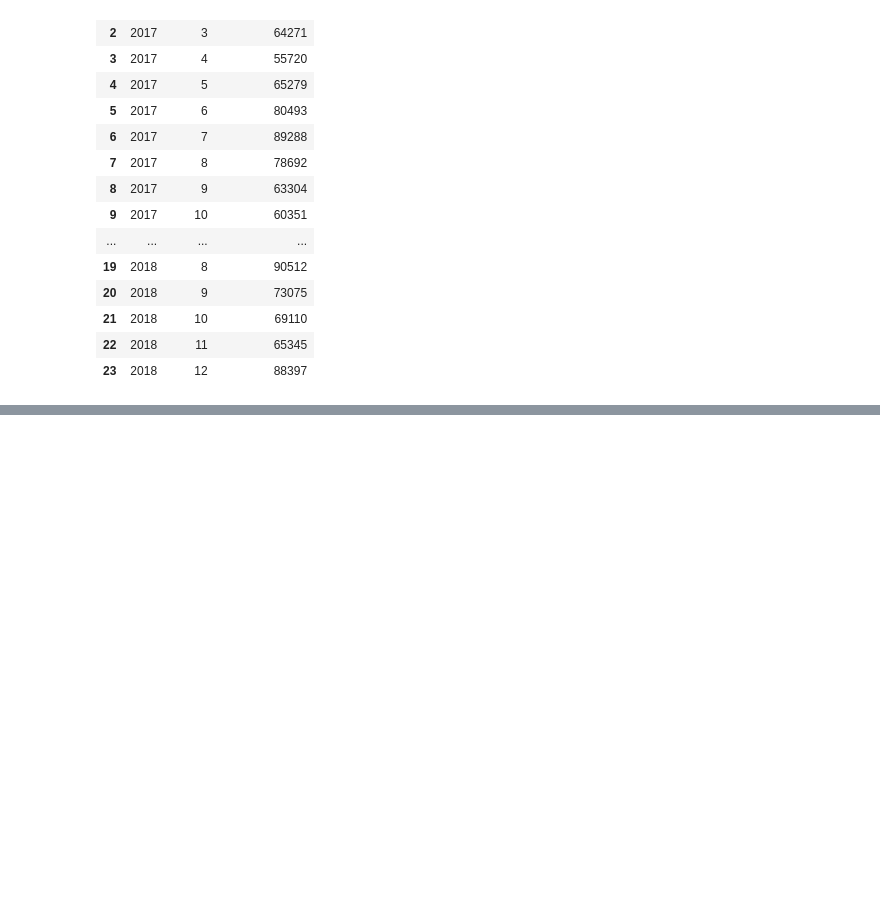
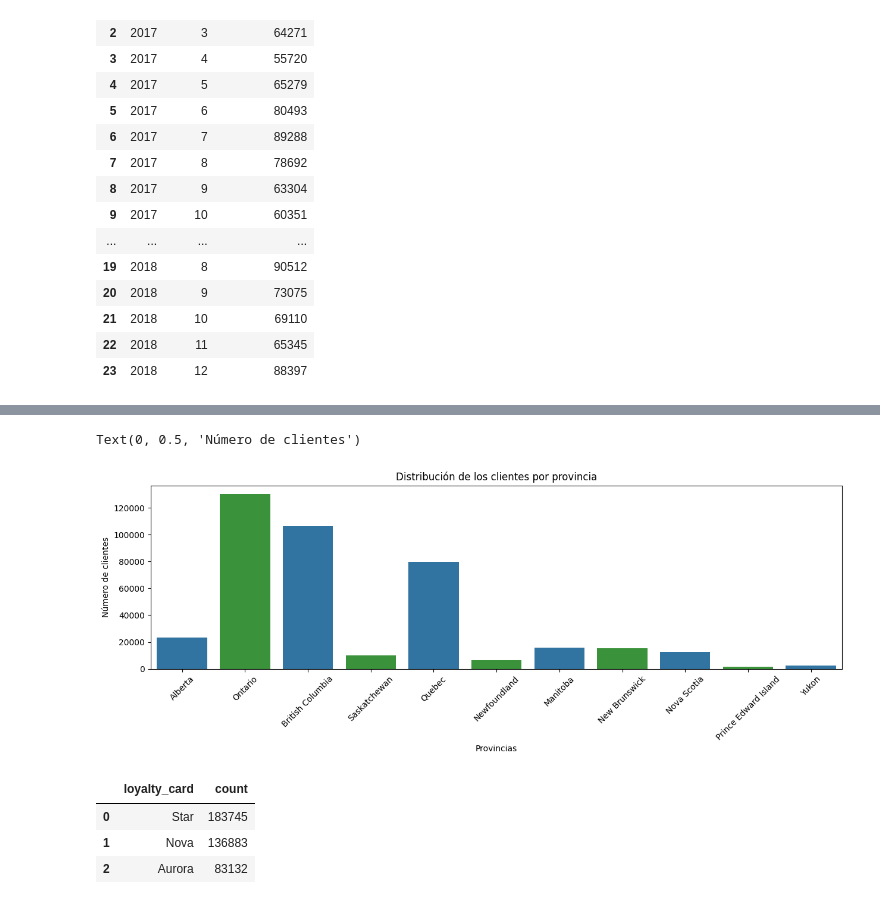
Before and after one commit to Adalab/bda-modulo-3-evaluacion-final-anitaromero25-bot, a Jupyter notebook: evaluacion_mod3_ana_romero_valderrama.ipynb, the cells around one changed output, grey strips where cells are left out. Cells and saved outputs as stored; diff of their text form; code cells hidden in the pictures; blank space fills up the shorter version.

```diff
--- a/evaluacion_mod3_ana_romero_valderrama.ipynb
+++ b/evaluacion_mod3_ana_romero_valderrama.ipynb
@@ -766,0 +795,11 @@ plt.xlabel("");
+# %%
+# ¿ CUÁL ES LA DISTRIBUCIÓN DE LOS CLIENTES POR PROVINCIA O ESTADO?
+plt.figure(figsize=(15,4))
+sns.countplot( x= 'province', data = df_merge, palette=['tab:blue', 'tab:green'])
+plt.xticks(rotation=45)
+plt.title('Distribución de los clientes por provincia')
+plt.xlabel('Provincias')
+plt.ylabel('Número de clientes')
+# %% [output]
+Text(0, 0.5, 'Número de clientes')
+[figure, added]
@@ -766,0 +808,9 @@ plt.xlabel("");
+# %%
+# ¿ CUÁL ES LA PROPORCIÓN DE CLIENTES CON DIFERENTES TIPOS DE TARJETAS DE FIDELIDAD?
+df_tarj_fid = df_merge['loyalty_card'].value_counts().reset_index()
+df_tarj_fid
+# %% [output]
+|  | loyalty_card | count |
+| 0 | Star | 183745 |
+| 1 | Nova | 136883 |
+| 2 | Aurora | 83132 |
```
Also changed, not shown: parts of 9 cells of this notebook.
